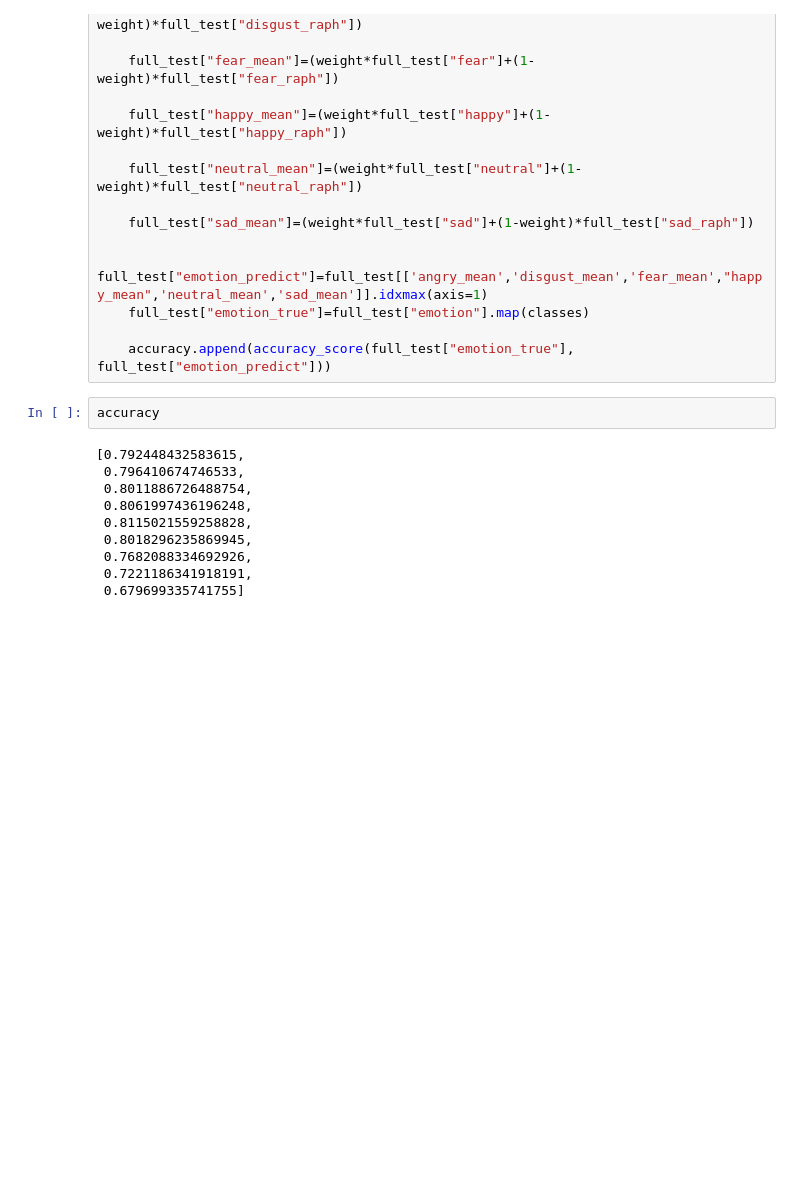
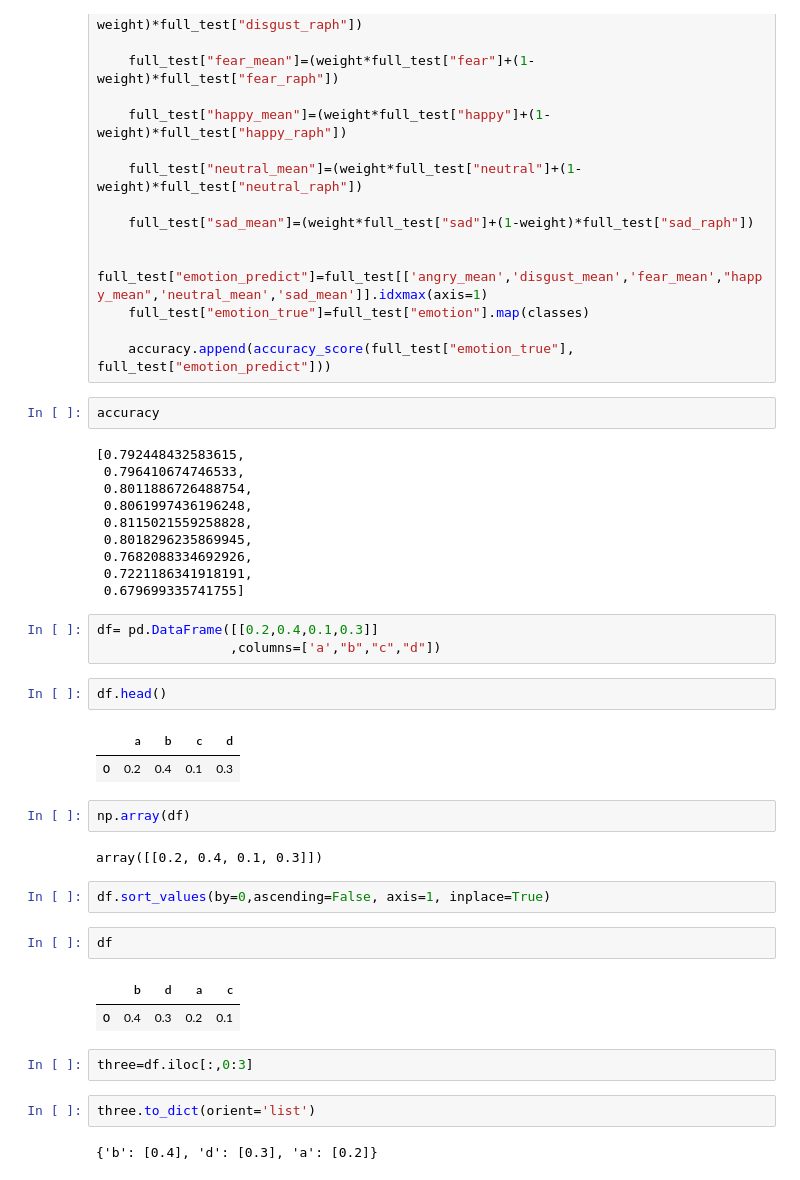
Before and after one commit to caronarthur/ai-motion, a Jupyter notebook: notebooks/mateo_combined_models.ipynb, the cells around one changed output. Drawn from its saved outputs; the diff is of its cells as text; blank space fills up the shorter version.

```diff
--- a/notebooks/mateo_combined_models.ipynb
+++ b/notebooks/mateo_combined_models.ipynb
@@ -170,3 +170,28 @@ accuracy
  0.7682088334692926,
  0.7221186341918191,
  0.679699335741755]
+# %%
+df= pd.DataFrame([[0.2,0.4,0.1,0.3]]
+                 ,columns=['a',"b","c","d"])
+# %%
+df.head()
+# %% [output]
+|  | a | b | c | d |
+| 0 | 0.2 | 0.4 | 0.1 | 0.3 |
+# %%
+np.array(df)
+# %% [output]
+array([[0.2, 0.4, 0.1, 0.3]])
+# %%
+df.sort_values(by=0,ascending=False, axis=1, inplace=True)
+# %%
+df
+# %% [output]
+|  | b | d | a | c |
+| 0 | 0.4 | 0.3 | 0.2 | 0.1 |
+# %%
+three=df.iloc[:,0:3]
+# %%
+three.to_dict(orient='list')
+# %% [output]
+{'b': [0.4], 'd': [0.3], 'a': [0.2]}
```
Also changed, not shown: 1 other file.
